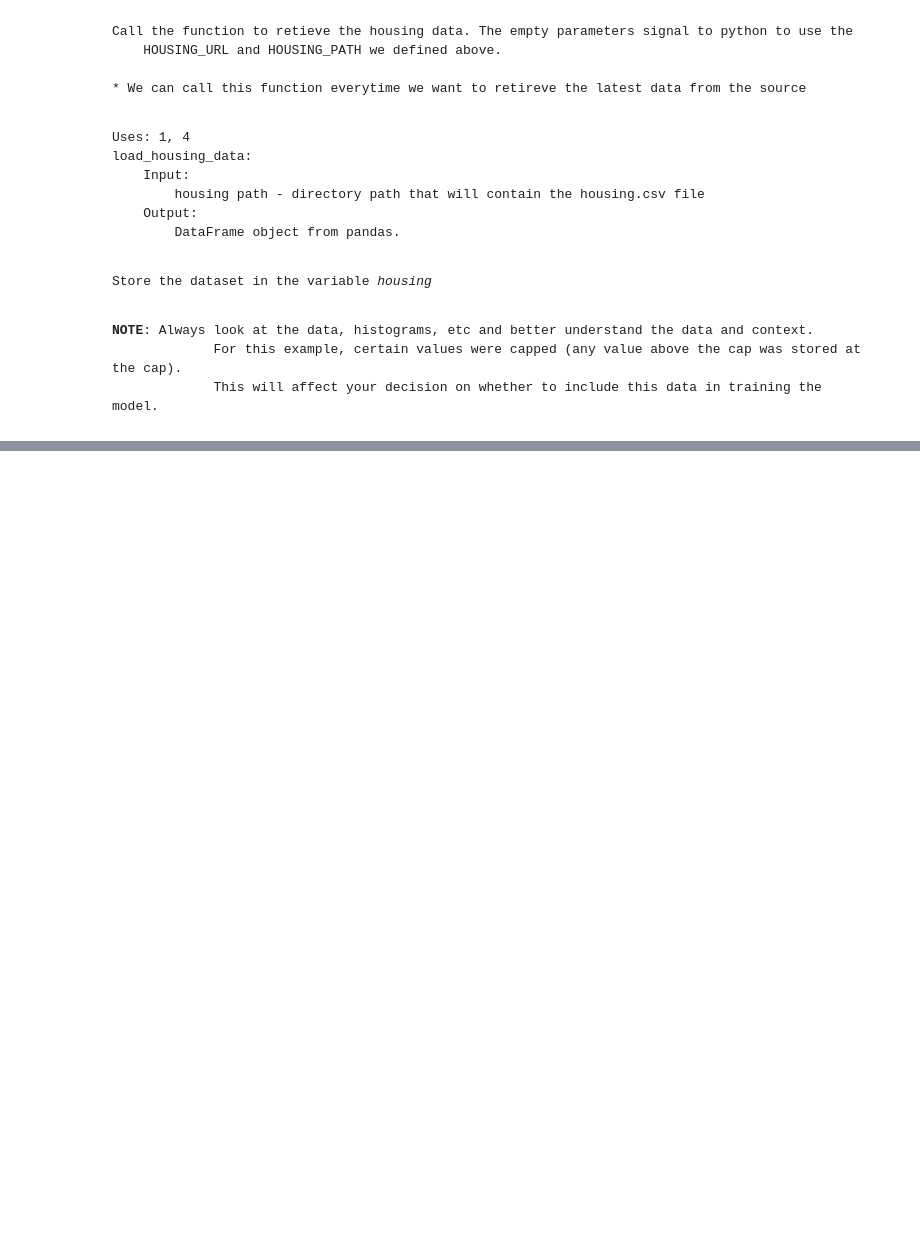
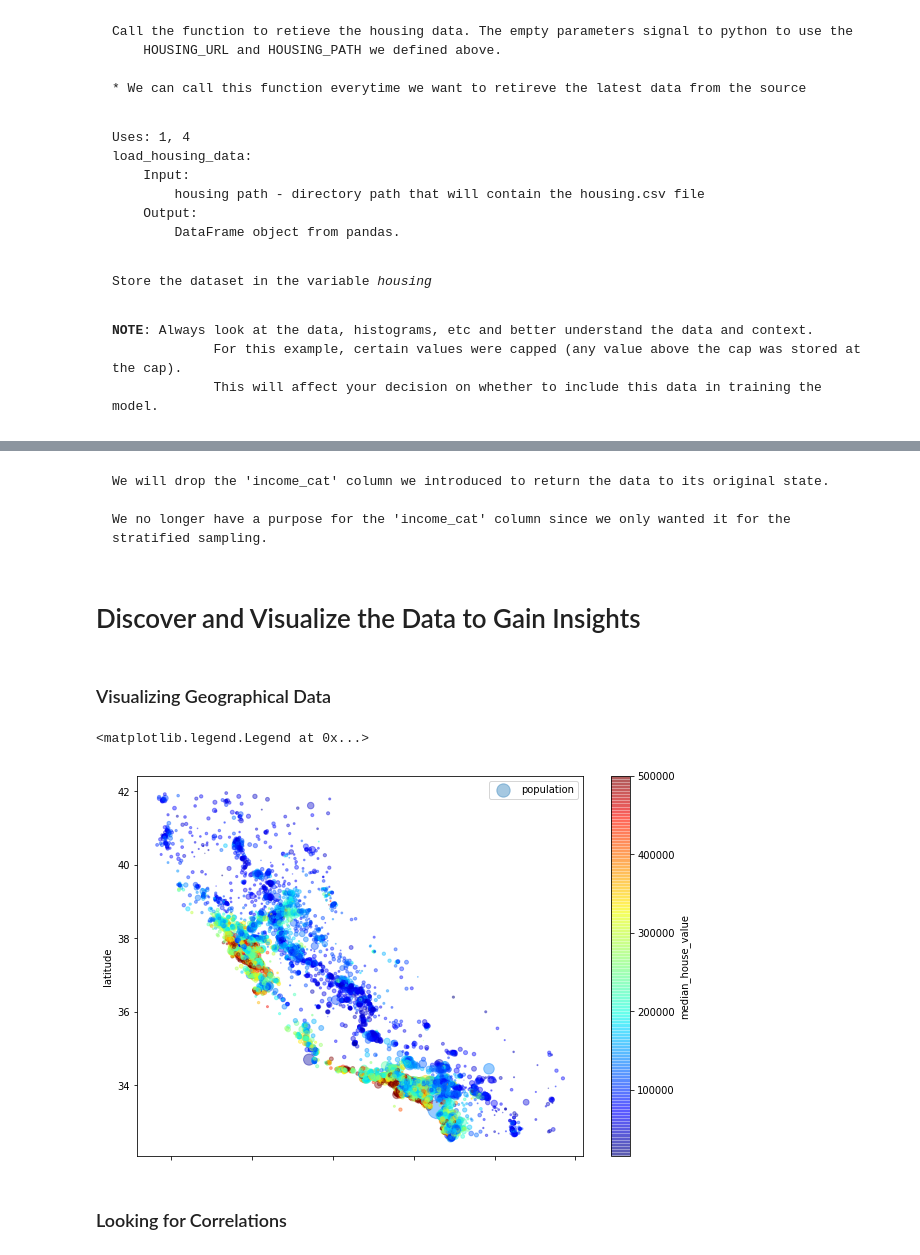
Before and after one commit to ihajhasa/Predict-Housing-Price, a Jupyter notebook: Housing.ipynb, the cells around one changed output, grey strips where cells are left out. Drawn from its saved outputs; the diff is of its cells as text; code cells hidden in the pictures; blank space fills up the shorter version.

```diff
--- a/Housing.ipynb
+++ b/Housing.ipynb
@@ -76,0 +174,4 @@ housing = load_housing_data()
+# %%
+housing["income_cat"] = pd.cut(housing['median_income'],
+                               bins=[0, 1.5, 3.0, 4.5, 6.0, np.inf],
+                               labels=[1,2,3,4,5])
@@ -76,0 +182,11 @@ housing = load_housing_data()
+# %%
+split = StratifiedShuffleSplit(n_splits=1, test_size=0.2, random_state=42)
+for train_index, test_index in split.split(housing, housing["income_cat"]):
+        strat_train_set = housing.loc[train_index]
+        strat_test_set = housing.loc[test_index]
+# %% [markdown]
+<pre>
+We will drop the 'income_cat' column we introduced to return the data to its original state.
+
+We no longer have a purpose for the 'income_cat' column since we only wanted it for the stratified sampling.
+</pre>
@@ -76,0 +196,16 @@ housing = load_housing_data()
+# %% [markdown]
+# Discover and Visualize the Data to Gain Insights
+# %%
+housing = strat_train_set.copy()
+# %% [markdown]
+### Visualizing Geographical Data
+# %%
+housing.plot(kind="scatter", x="longitude", y="latitude", alpha=0.4,
+        s=housing["population"]/100, label="population", figsize=(10,7),
+        c="median_house_value", cmap=plt.get_cmap("jet"), colorbar=True,)
+plt.legend()
+# %% [output]
+<matplotlib.legend.Legend at 0x...>
+[figure, added]
+# %% [markdown]
+### Looking for Correlations
```
Also changed, not shown: parts of 45 cells of this notebook.
